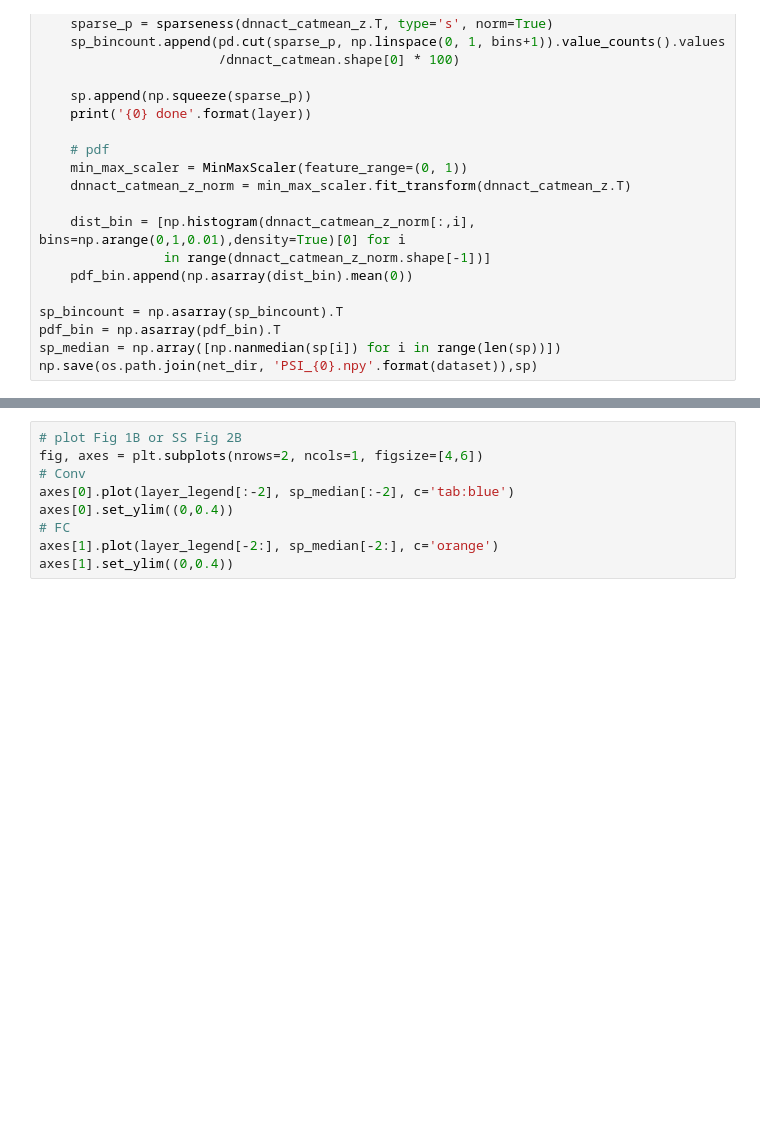
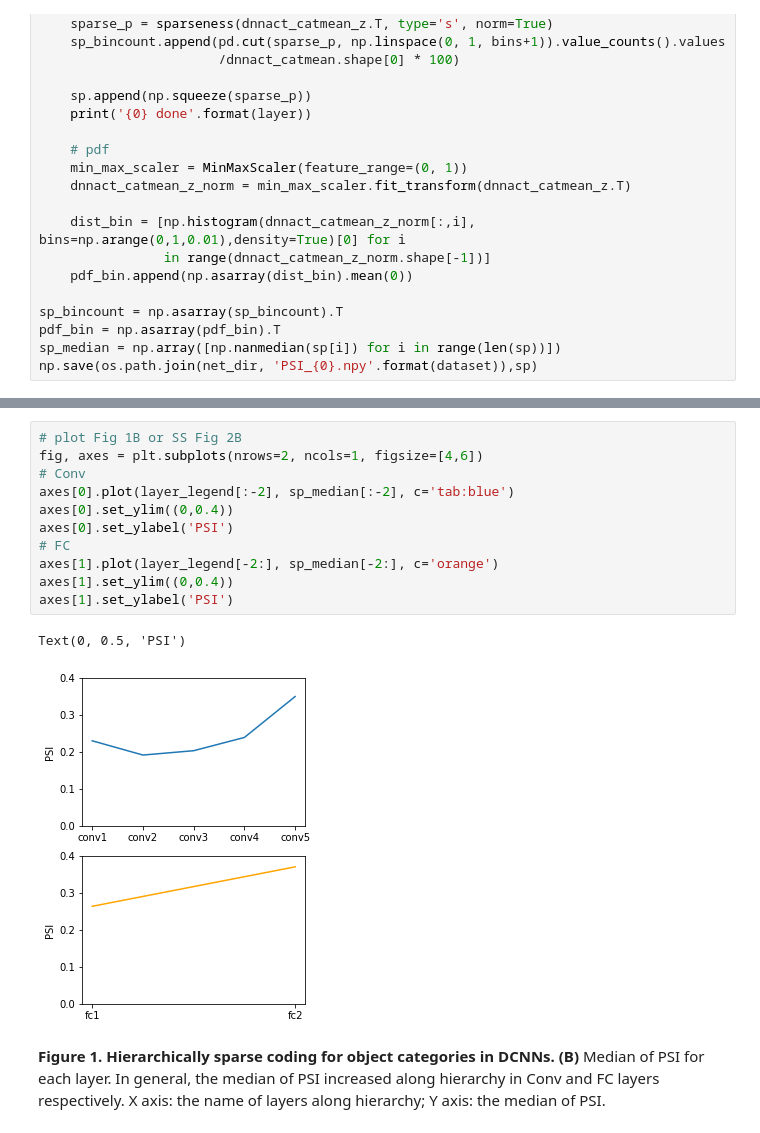
Before and after one commit to xingyu-liu/coding_sparseness, a Jupyter notebook: 02_PSI_intact_model.ipynb, the cells around one changed output, grey strips where cells are left out. Cells and saved outputs as stored; diff of their text form; blank space fills up the shorter version.

```diff
--- a/02_PSI_intact_model.ipynb
+++ b/02_PSI_intact_model.ipynb
@@ -85,12 +92,19 @@ axes[1].legend(layer_legend[-2:])
 # %%
 # plot Fig 1B or SS Fig 2B
 fig, axes = plt.subplots(nrows=2, ncols=1, figsize=[4,6])
 # Conv
 axes[0].plot(layer_legend[:-2], sp_median[:-2], c='tab:blue')
 axes[0].set_ylim((0,0.4))
+axes[0].set_ylabel('PSI')
 # FC
 axes[1].plot(layer_legend[-2:], sp_median[-2:], c='orange')
 axes[1].set_ylim((0,0.4))
+axes[1].set_ylabel('PSI')
+# %% [output]
+Text(0, 0.5, 'PSI')
+[figure, added]
+# %% [markdown]
+**Figure 1. Hierarchically sparse coding for object categories in DCNNs. (B)** Median of PSI for each layer. In general, the median of PSI increased along hierarchy in Conv and FC layers respectively. X axis: the name of layers along hierarchy; Y axis: the median of PSI.
 # %%
 # stats trend test
 sp_alllayer = np.asarray(sp).reshape(-1)
```
Also changed, not shown: parts of 5 cells of this notebook, 3 other files.
